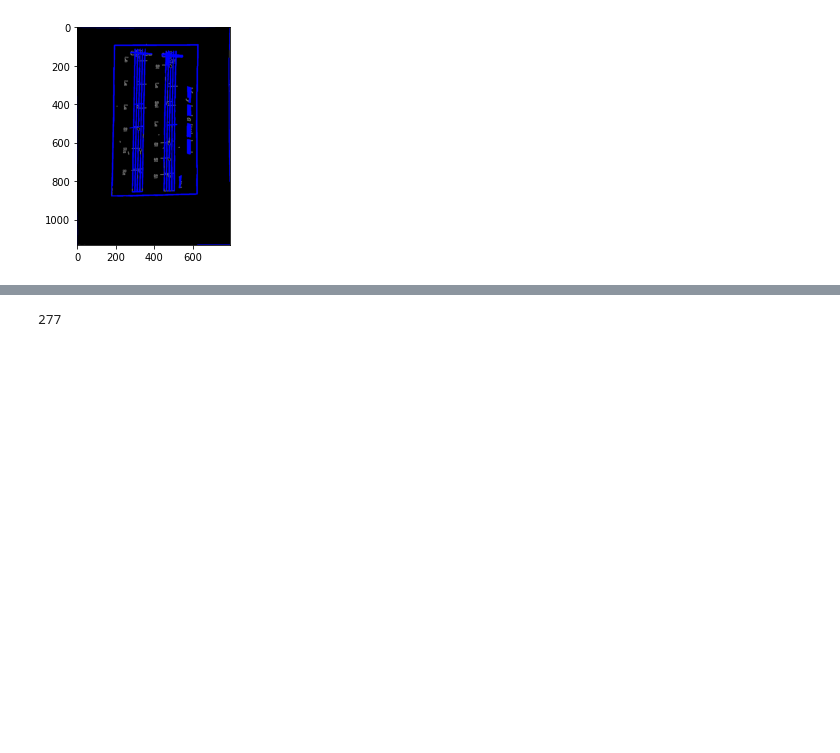
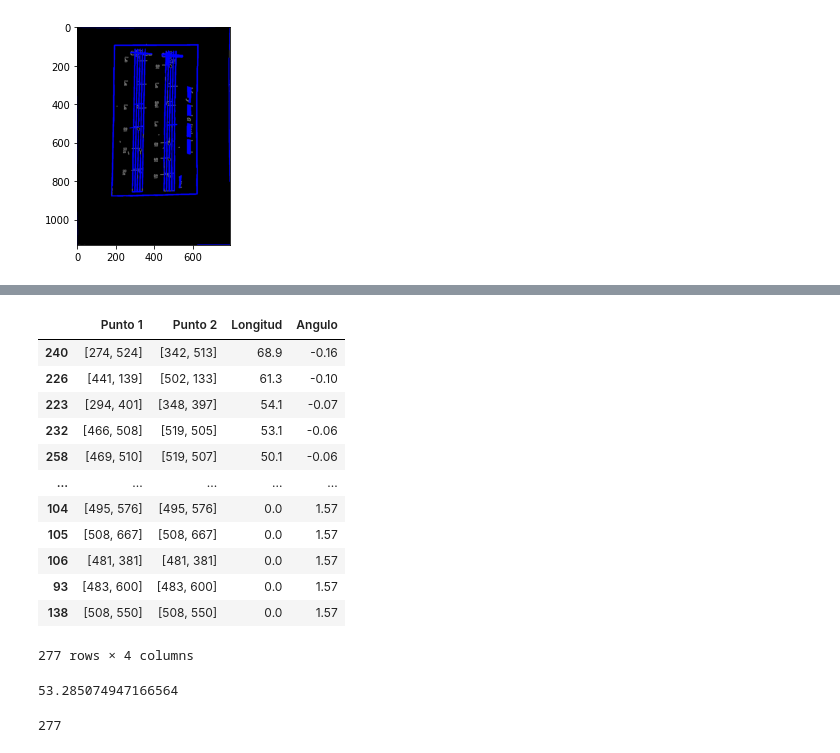
Before and after one commit to Carhuacusma/CC61_PDI_Trabajo_Final, a Jupyter notebook: CC61_PDI_Trabajo_Final.ipynb, the cells around one changed output, grey strips where cells are left out. Saved outputs shown, nothing was run; the diff lists cells and outputs as text; code cells hidden in the pictures; blank space fills up the shorter version.

```diff
--- a/CC61_PDI_Trabajo_Final.ipynb
+++ b/CC61_PDI_Trabajo_Final.ipynb
@@ -255,3 +285,23 @@ print(len(linesP))
+# %%
+dfLineasP.sort_values(by='Angulo')
+# %% [output]
+|  | Punto 1 | Punto 2 | Longitud | Angulo |
+| 240 | [274, 524] | [342, 513] | 68.9 | -0.16 |
+| 226 | [441, 139] | [502, 133] | 61.3 | -0.10 |
+| 223 | [294, 401] | [348, 397] | 54.1 | -0.07 |
+| 232 | [466, 508] | [519, 505] | 53.1 | -0.06 |
+| 258 | [469, 510] | [519, 507] | 50.1 | -0.06 |
+| ... | ... | ... | ... | ... |
+| 104 | [495, 576] | [495, 576] | 0.0 | 1.57 |
+| 105 | [508, 667] | [508, 667] | 0.0 | 1.57 |
+| 106 | [481, 381] | [481, 381] | 0.0 | 1.57 |
+| 93 | [483, 600] | [483, 600] | 0.0 | 1.57 |
+| 138 | [508, 550] | [508, 550] | 0.0 | 1.57 |
+277 rows × 4 columns
+# %%
+0.93 * 180 / np.pi
+# %% [output]
+53.285074947166564
 # %%
 dfPorPuntos = dfLineasP.sort_values(by='Punto 1')
 print(len(dfPorPuntos))
```
Also changed, not shown: parts of 7 cells of this notebook.
